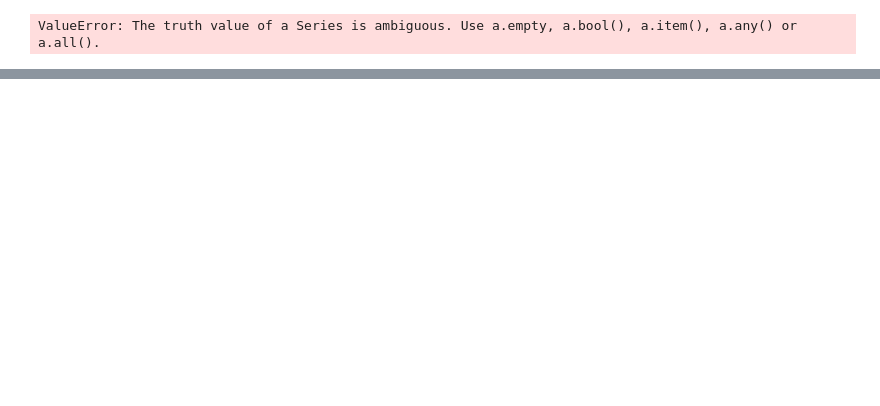
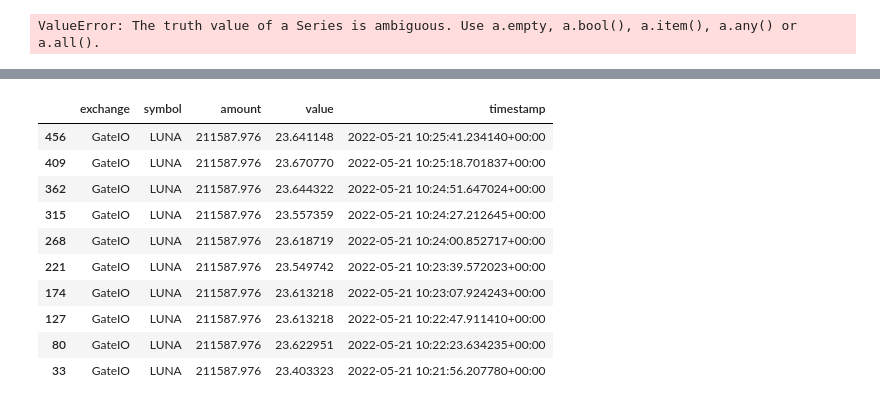
Before and after one commit to iamjakkie/quant_portfolio, a Jupyter notebook: experiments.ipynb, the cells around one changed output, grey strips where cells are left out. Saved outputs shown, nothing was run; the diff lists cells and outputs as text; code cells hidden in the pictures; blank space fills up the shorter version.

```diff
--- a/experiments.ipynb
+++ b/experiments.ipynb
@@ -80,0 +103,14 @@ fig.show()
+# %%
+df[(df['exchange']=='GateIO')&(df['symbol']=='LUNA')].sort_values('timestamp', ascending=False)
+# %% [output]
+|  | exchange | symbol | amount | value | timestamp |
+| 456 | GateIO | LUNA | 211587.976 | 23.641148 | 2022-05-21 10:25:41.234140+00:00 |
+| 409 | GateIO | LUNA | 211587.976 | 23.670770 | 2022-05-21 10:25:18.701837+00:00 |
+| 362 | GateIO | LUNA | 211587.976 | 23.644322 | 2022-05-21 10:24:51.647024+00:00 |
+| 315 | GateIO | LUNA | 211587.976 | 23.557359 | 2022-05-21 10:24:27.212645+00:00 |
+| 268 | GateIO | LUNA | 211587.976 | 23.618719 | 2022-05-21 10:24:00.852717+00:00 |
+| 221 | GateIO | LUNA | 211587.976 | 23.549742 | 2022-05-21 10:23:39.572023+00:00 |
+| 174 | GateIO | LUNA | 211587.976 | 23.613218 | 2022-05-21 10:23:07.924243+00:00 |
+| 127 | GateIO | LUNA | 211587.976 | 23.613218 | 2022-05-21 10:22:47.911410+00:00 |
+| 80 | GateIO | LUNA | 211587.976 | 23.622951 | 2022-05-21 10:22:23.634235+00:00 |
+| 33 | GateIO | LUNA | 211587.976 | 23.403323 | 2022-05-21 10:21:56.207780+00:00 |
```
Also changed, not shown: parts of 4 cells of this notebook, 2 other files.
